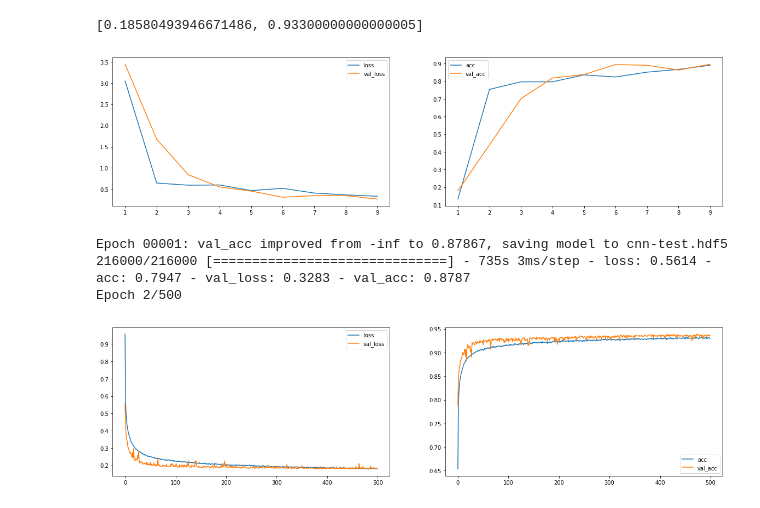
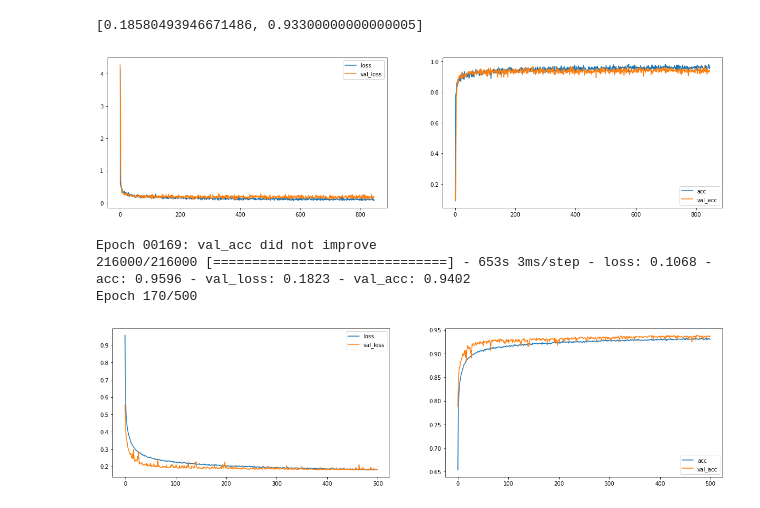
Before and after one commit to GIRIME262/fashion-MNIST, a Jupyter notebook: fashin-MNIST-CNN.ipynb, the cells around one changed output. Cells and saved outputs as stored; diff of their text form; code cells hidden in the pictures.

```diff
--- a/fashin-MNIST-CNN.ipynb
+++ b/fashin-MNIST-CNN.ipynb
@@ -132,23 +132,23 @@ from fnn_helper import PlotLosses
 #from keras import optimizers
 #from keras.utils import np_utils
 # %%
-model_1 = get_model_5(p=0.2)
-adam = optimizers.Adam(lr=0.001, decay=0.00001) #decay=1e-4
+model_1 = get_model_5(pd=0.3, pc=0.2)
+adam = optimizers.Adam(lr=0.002, decay=0.00001) #decay=1e-4
 model_1.compile(loss = 'categorical_crossentropy', optimizer=adam, metrics=['accuracy'])
 plot_losses = PlotLosses(plot_interval=1, evaluate_interval=100, x_val=x_valid, y_val_categorical=y_val_categorical)
 checkpointer = ModelCheckpoint(filepath='cnn-test.hdf5', monitor='val_acc', verbose=1, save_best_only=True)
 model_1.fit(x_train,
           y_train_categorical,
-          epochs=500, batch_size=256,
+          epochs=500, batch_size=512,
           #verbose=1,
           validation_data=(x_valid, y_val_categorical),
           callbacks=[plot_losses, checkpointer],
          )
 # %% [output]
-[figure, old version]
+[figure, new version]
-Epoch 00001: val_acc improved from -inf to 0.87867, saving model to cnn-test.hdf5
-216000/216000 [==============================] - 735s 3ms/step - loss: 0.5614 - acc: 0.7947 - val_loss: 0.3283 - val_acc: 0.8787
-Epoch 2/500
+Epoch 00169: val_acc did not improve
+216000/216000 [==============================] - 653s 3ms/step - loss: 0.1068 - acc: 0.9596 - val_loss: 0.1823 - val_acc: 0.9402
+Epoch 170/500
 # %%
 plot_losses = PlotLosses(plot_interval=1, evaluate_interval=None, x_val=x_valid, y_val_categorical=y_val_categorical)
 checkpointer = ModelCheckpoint(filepath='cnn.hdf5', monitor='val_acc', verbose=1, save_best_only=True)
```
Also changed, not shown: 4 other files.
